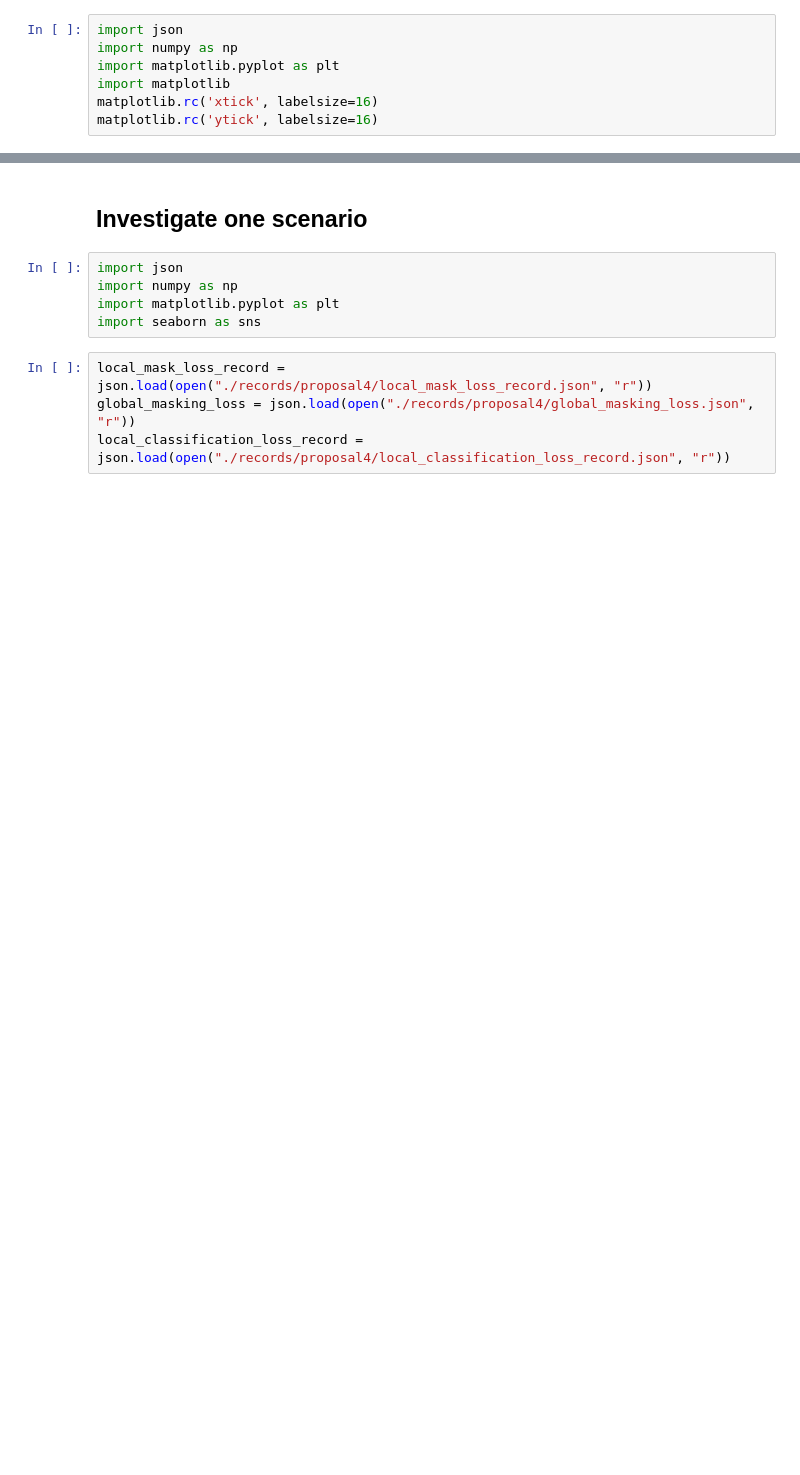
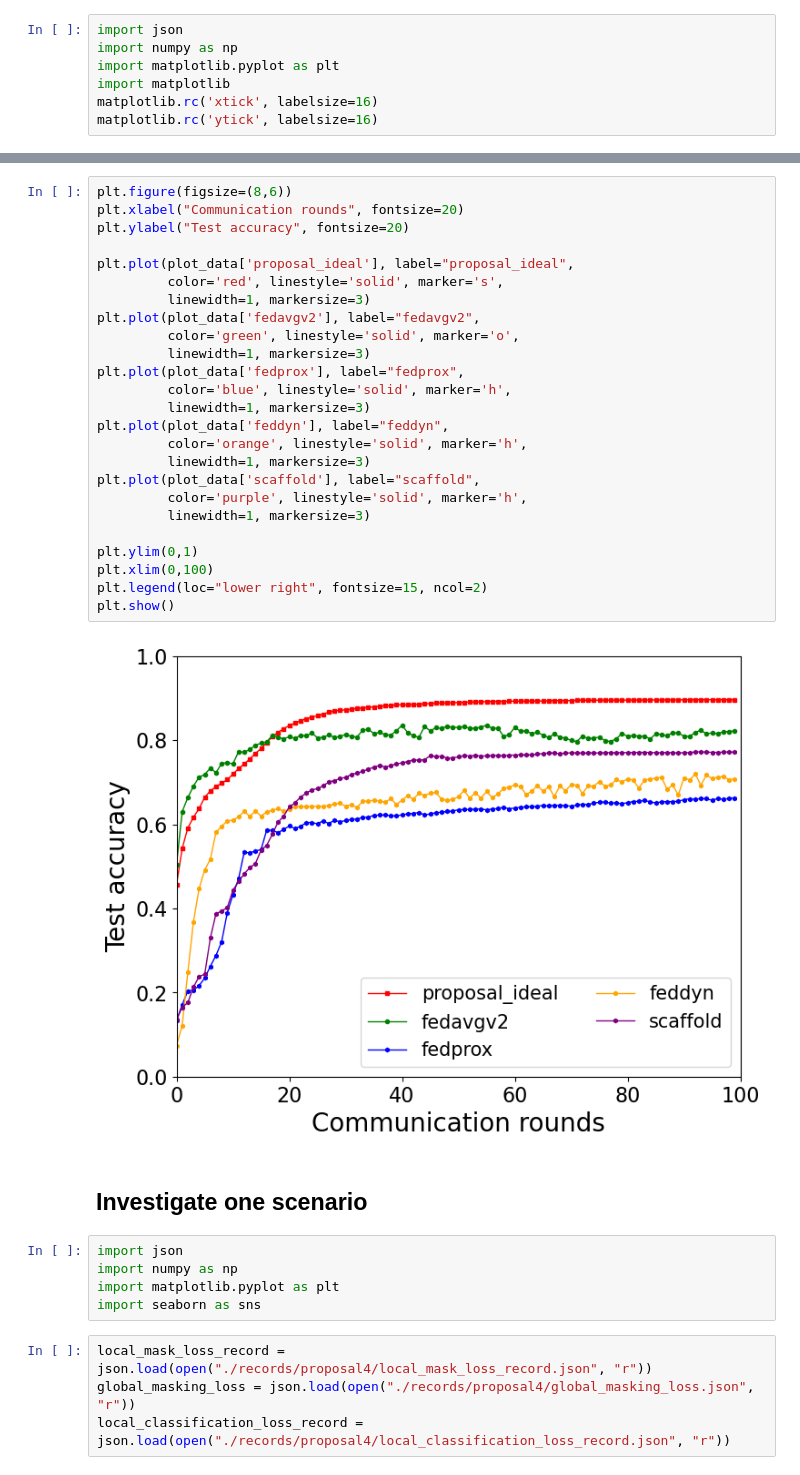
Before and after one commit to AIoT-Lab-BKAI/Hung-NN-verifiedFL, a Jupyter notebook: line_plot.ipynb, the cells around one changed output, grey strips where cells are left out. Cells and saved outputs as stored; diff of their text form; blank space fills up the shorter version.

```diff
--- a/line_plot.ipynb
+++ b/line_plot.ipynb
@@ -53,3 +53,30 @@ plt.show()
+# %%
+plt.figure(figsize=(8,6))
+plt.xlabel("Communication rounds", fontsize=20)
+plt.ylabel("Test accuracy", fontsize=20)
+
+plt.plot(plot_data['proposal_ideal'], label="proposal_ideal",
+         color='red', linestyle='solid', marker='s',
+         linewidth=1, markersize=3)
+plt.plot(plot_data['fedavgv2'], label="fedavgv2",
+         color='green', linestyle='solid', marker='o',
+         linewidth=1, markersize=3)
+plt.plot(plot_data['fedprox'], label="fedprox",
+         color='blue', linestyle='solid', marker='h',
+         linewidth=1, markersize=3)
+plt.plot(plot_data['feddyn'], label="feddyn",
+         color='orange', linestyle='solid', marker='h',
+         linewidth=1, markersize=3)
+plt.plot(plot_data['scaffold'], label="scaffold",
+         color='purple', linestyle='solid', marker='h',
+         linewidth=1, markersize=3)
+
+plt.ylim(0,1)
+plt.xlim(0,100)
+plt.legend(loc="lower right", fontsize=15, ncol=2)
+plt.show()
+# %% [output]
+[figure, added]
 # %% [markdown]
 ## Investigate one scenario
 # %%
```
Also changed, not shown: parts of 4 cells of this notebook, 3 other files.
